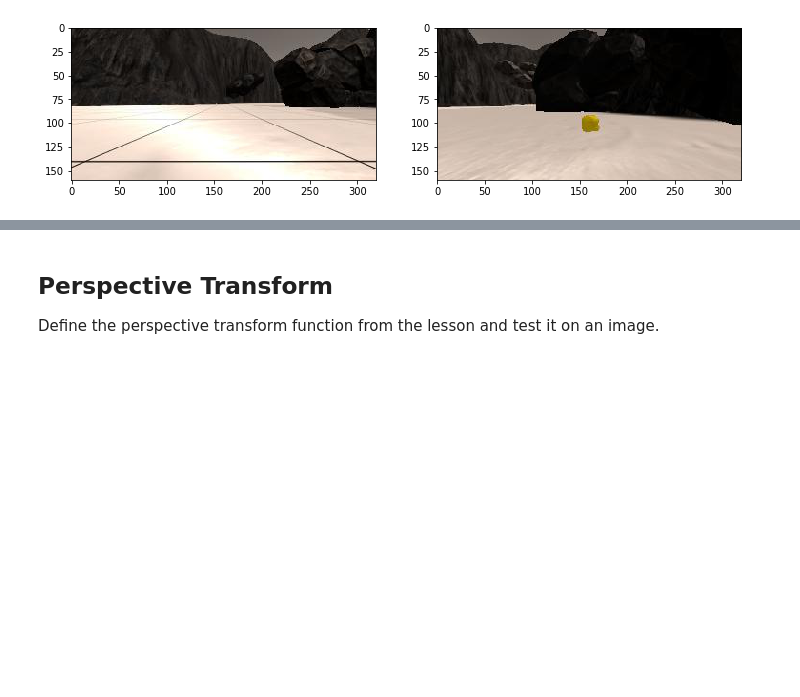
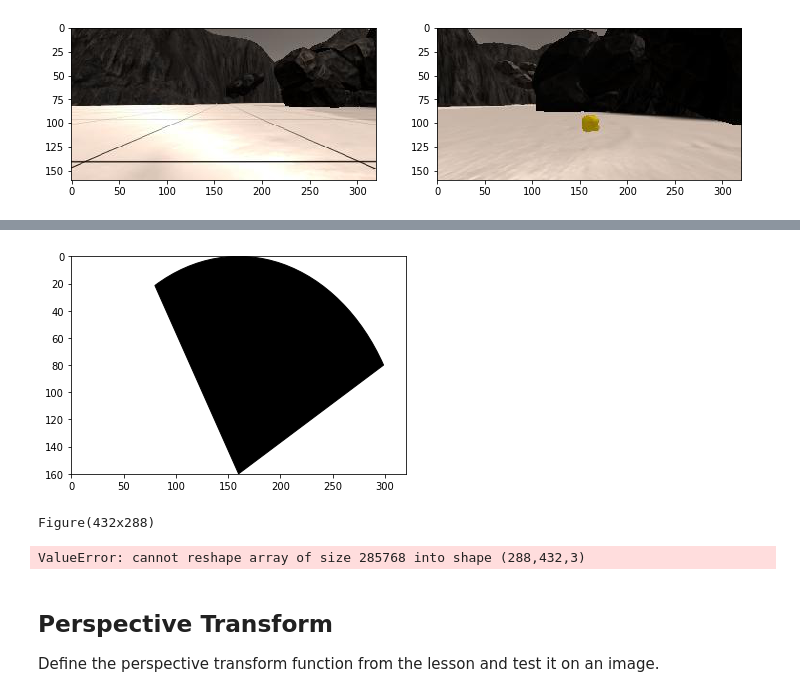
Before and after one commit to saurabdixit/RoboND-Rover-Project, a Jupyter notebook: code/Rover_Project_Test_Notebook.ipynb, the cells around one changed output, grey strips where cells are left out. Drawn from its saved outputs; the diff is of its cells as text; code cells hidden in the pictures; blank space fills up the shorter version.

```diff
--- a/code/Rover_Project_Test_Notebook.ipynb
+++ b/code/Rover_Project_Test_Notebook.ipynb
@@ -67,3 +139,28 @@ plt.imshow(rock_img)
+# %%
+from matplotlib.patches import Wedge
+
+#mask = Wedge((0.2,0.2),0.6,30.0,-120.0,)
+#plt.imshow(mask)
+#plt.show()
+fig=plt.figure()
+ax=fig.add_subplot(111)
+
+fov = Wedge((160,160), 160, -120, -30, color="black")
+ax.add_artist(fov)
+plt.axis([0,320,160,0])
+plt.show()
+print(fig)
+#fig.canvas.draw()
+
+# Now we can save it to a numpy array.
+data = np.fromstring(fig.canvas.tostring_rgb(), dtype=np.uint8, sep='')
+data = data.reshape(fig.canvas.get_width_height()[::-1] + (3,))
+
+data.shape
+# %% [output]
+[figure, added]
+Figure(432x288)
+ValueError: cannot reshape array of size 285768 into shape (288,432,3)
 # %% [markdown]
 ## Perspective Transform
 
```
Also changed, not shown: parts of 11 cells of this notebook, 5 other files.
